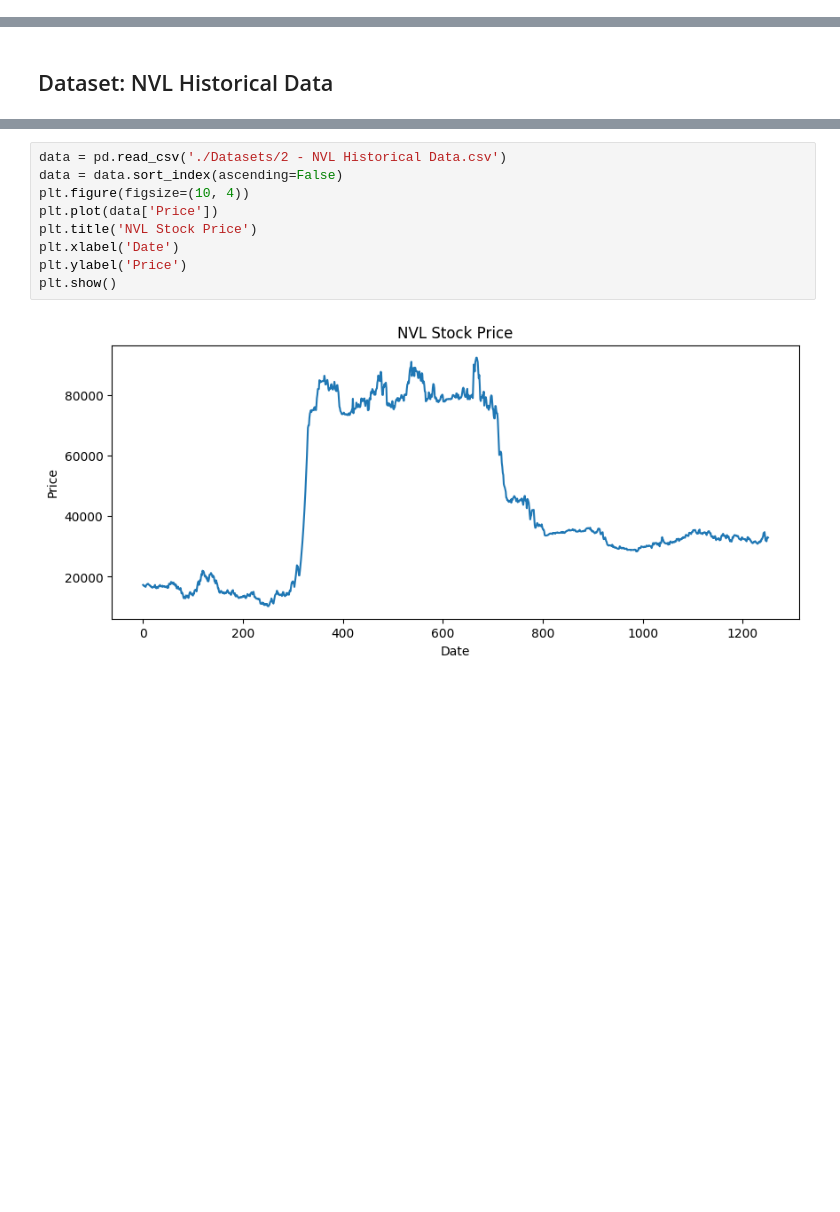
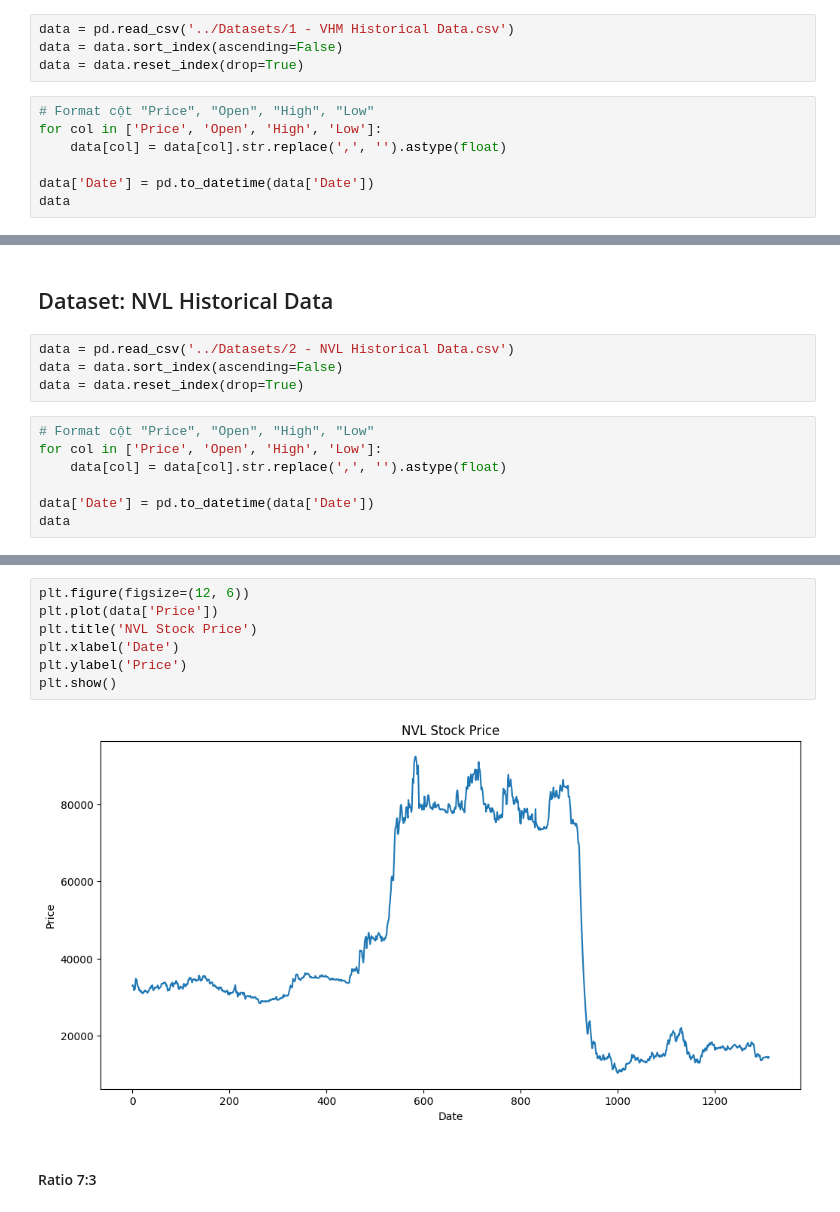
Before and after one commit to chanhlm/IS403_O22_HTCL_5, a Jupyter notebook: Models/LinearRegression.ipynb, the cells around one changed output, grey strips where cells are left out. Drawn from its saved outputs; the diff is of its cells as text; blank space fills up the shorter version.

```diff
--- a/Models/LinearRegression.ipynb
+++ b/Models/LinearRegression.ipynb
@@ -9,0 +8,11 @@ from sklearn.linear_model import LinearRegression
+# %%
+data = pd.read_csv('../Datasets/1 - VHM Historical Data.csv')
+data = data.sort_index(ascending=False)
+data = data.reset_index(drop=True)
+# %%
+# Format cột "Price", "Open", "High", "Low"
+for col in ['Price', 'Open', 'High', 'Low']:
+    data[col] = data[col].str.replace(',', '').astype(float)
+
+data['Date'] = pd.to_datetime(data['Date'])
+data
@@ -62,2 +204,13 @@ plt.show()
 # %% [markdown]
 ## Dataset: NVL Historical Data
+# %%
+data = pd.read_csv('../Datasets/2 - NVL Historical Data.csv')
+data = data.sort_index(ascending=False)
+data = data.reset_index(drop=True)
+# %%
+# Format cột "Price", "Open", "High", "Low"
+for col in ['Price', 'Open', 'High', 'Low']:
+    data[col] = data[col].str.replace(',', '').astype(float)
+
+data['Date'] = pd.to_datetime(data['Date'])
+data
@@ -64,11 +231,11 @@ plt.show()
 # %%
-data = pd.read_csv('./Datasets/2 - NVL Historical Data.csv')
-data = data.sort_index(ascending=False)
-plt.figure(figsize=(10, 4))
+plt.figure(figsize=(12, 6))
 plt.plot(data['Price'])
 plt.title('NVL Stock Price')
 plt.xlabel('Date')
 plt.ylabel('Price')
 plt.show()
 # %% [output]
-[figure, old version]
+[figure, new version]
+# %% [markdown]
+#### Ratio 7:3
```
Also changed, not shown: parts of 35 cells of this notebook, 2 other files.
